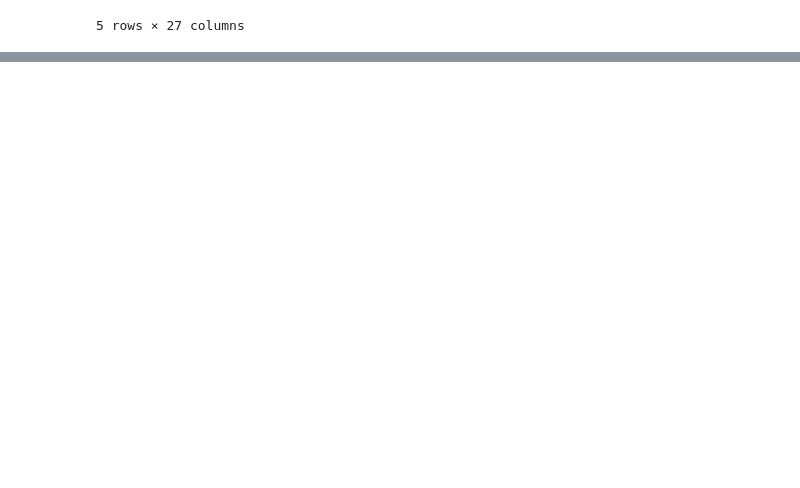
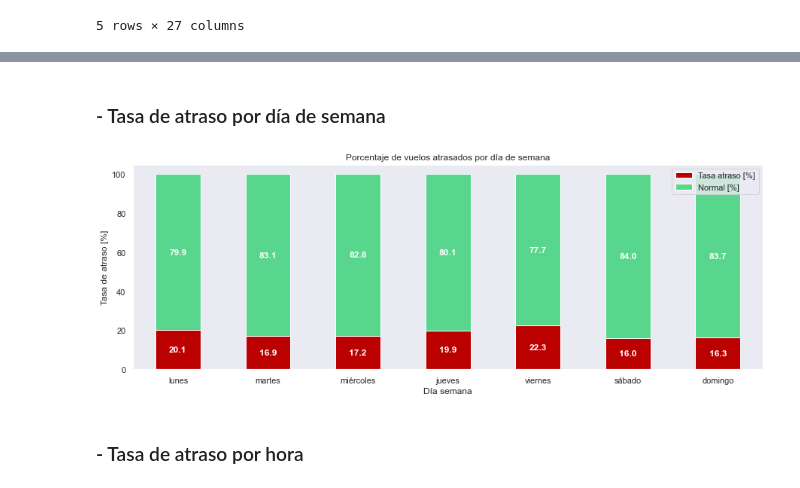
Before and after one commit to hvalenzuela1986/delayed_flight, a Jupyter notebook: solution.ipynb, the cells around one changed output, grey strips where cells are left out. Cells and saved outputs as stored; diff of their text form; code cells hidden in the pictures; blank space fills up the shorter version.

```diff
--- a/solution.ipynb
+++ b/solution.ipynb
@@ -219,0 +305,18 @@ df[['temporada_alta','dif_min','atraso_15','periodo_dia']].to_csv('synthetic_fea
+# %% [markdown]
+###  - Tasa de atraso por día de semana
+# %%
+tasa = obtener_tasas(df, 'dia_semana', normal=True)
+
+fig, ax1 = plt.subplots(1,1,figsize=(15, 5))
+tasa.plot(kind = 'bar', ax=ax1, stacked=True, color=['#BB0000','#58D68D'], width=0.5, rot=0)
+ax1.set_xlabel('Día semana')
+ax1.set_ylabel('Tasa de atraso [%]')
+ax1.set_title('Porcentaje de vuelos atrasados por día de semana')
+ax1.set_xticklabels(dias_semana)
+for container in ax1.containers:
+    ax1.bar_label(container, color='white', fmt='%.1f', label_type='center', fontweight='bold')
+plt.show()
+# %% [output]
+[figure, added]
+# %% [markdown]
+###  - Tasa de atraso por hora
```
Also changed, not shown: parts of 16 cells of this notebook.
